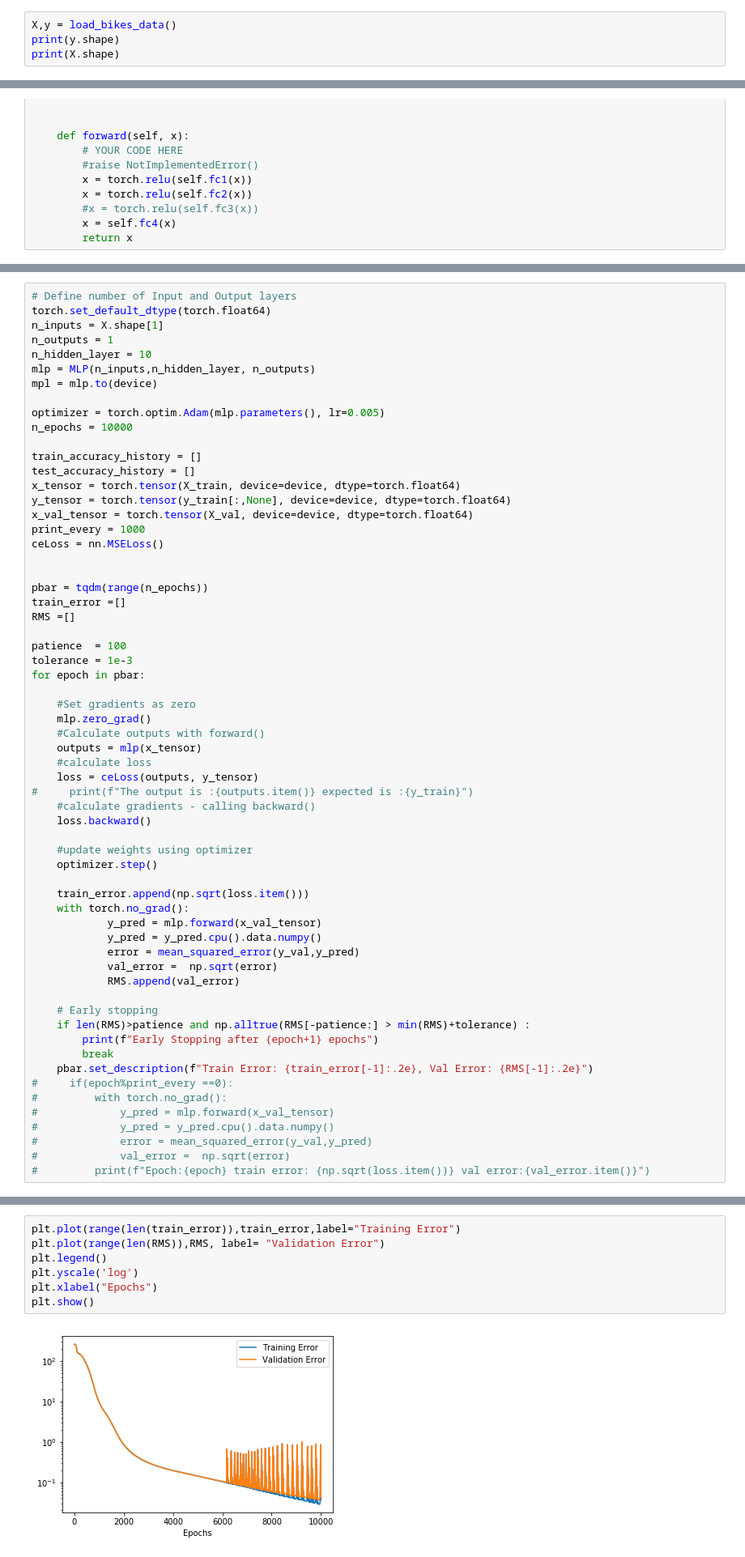
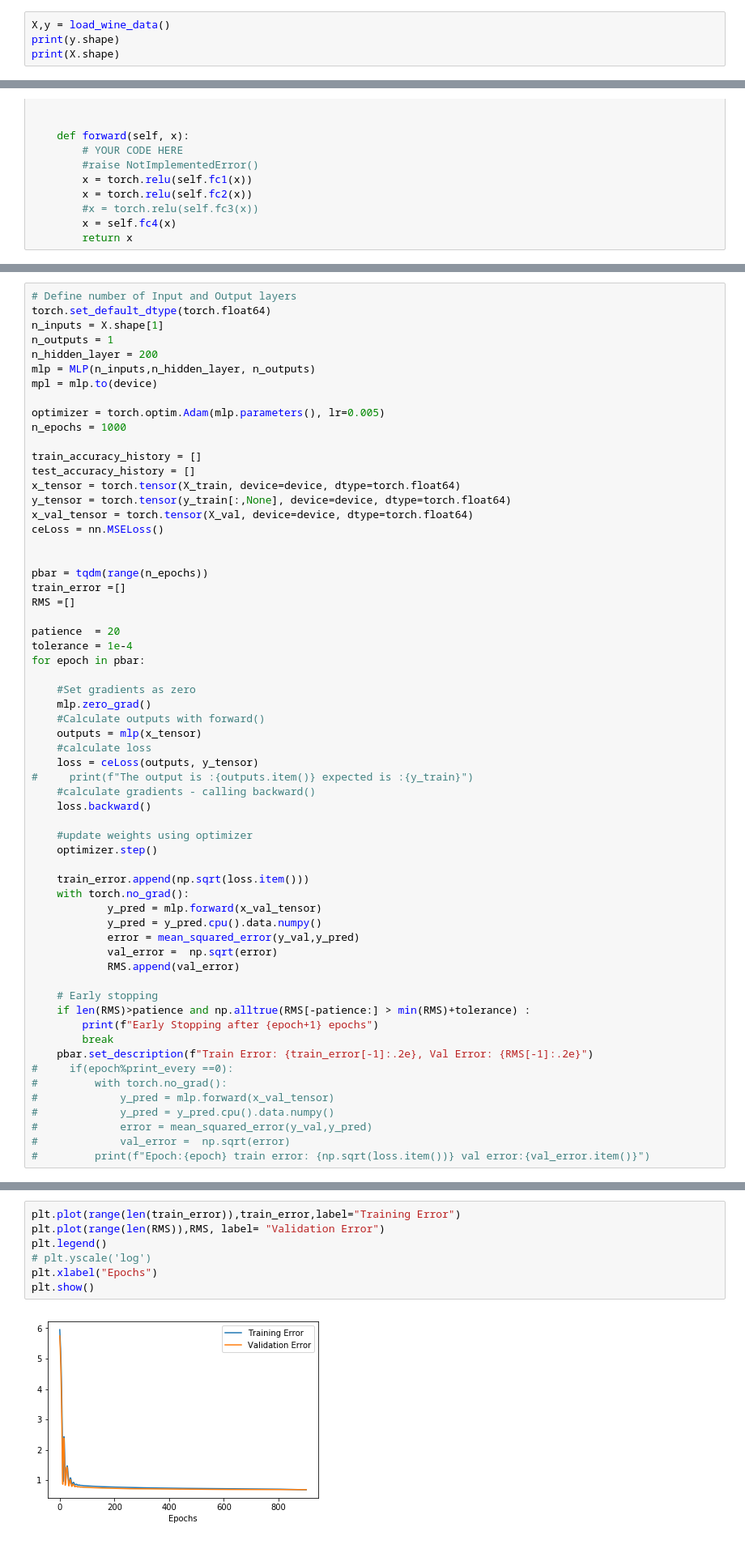
Before and after one commit to ananth1996/Neural-Netowork-Extended-Kalman-Filter, a Jupyter notebook: Backprop Notebook.ipynb, the cells around one changed output, grey strips where cells are left out. Shown at 81% size. Saved outputs shown, nothing was run; the diff lists cells and outputs as text.

```diff
--- a/Backprop Notebook.ipynb
+++ b/Backprop Notebook.ipynb
@@ -29,7 +29,7 @@ cpu
 ### Import Data Sets
 Testing using a toy sine data
 # %%
-X,y = load_bikes_data()
+X,y = load_wine_data()
 print(y.shape)
 print(X.shape)
 # %% [output]
@@ -97,19 +97,18 @@ MLP(
 torch.set_default_dtype(torch.float64)
 n_inputs = X.shape[1]
 n_outputs = 1
-n_hidden_layer = 10
+n_hidden_layer = 200
 mlp = MLP(n_inputs,n_hidden_layer, n_outputs)
 mpl = mlp.to(device)
 
 optimizer = torch.optim.Adam(mlp.parameters(), lr=0.005)
-n_epochs = 10000
+n_epochs = 1000
 
 train_accuracy_history = []
 test_accuracy_history = []
 x_tensor = torch.tensor(X_train, device=device, dtype=torch.float64)
 y_tensor = torch.tensor(y_train[:,None], device=device, dtype=torch.float64)
 x_val_tensor = torch.tensor(X_val, device=device, dtype=torch.float64)
-print_every = 1000
 ceLoss = nn.MSELoss()
 
 
@@ -117,8 +116,8 @@ pbar = tqdm(range(n_epochs))
 train_error =[]
 RMS =[]
 
-patience  = 100
-tolerance = 1e-3
+patience  = 20
+tolerance = 1e-4
 for epoch in pbar:
 
     #Set gradients as zero
@@ -169,9 +169,9 @@ with torch.no_grad():
 # %%
 plt.plot(range(len(train_error)),train_error,label="Training Error")
 plt.plot(range(len(RMS)),RMS, label= "Validation Error")
 plt.legend()
-plt.yscale('log')
+# plt.yscale('log')
 plt.xlabel("Epochs")
 plt.show()
 # %% [output]
-[figure, old version]
+[figure, new version]
```
Also changed, not shown: parts of 5 cells of this notebook, 3 other files.
